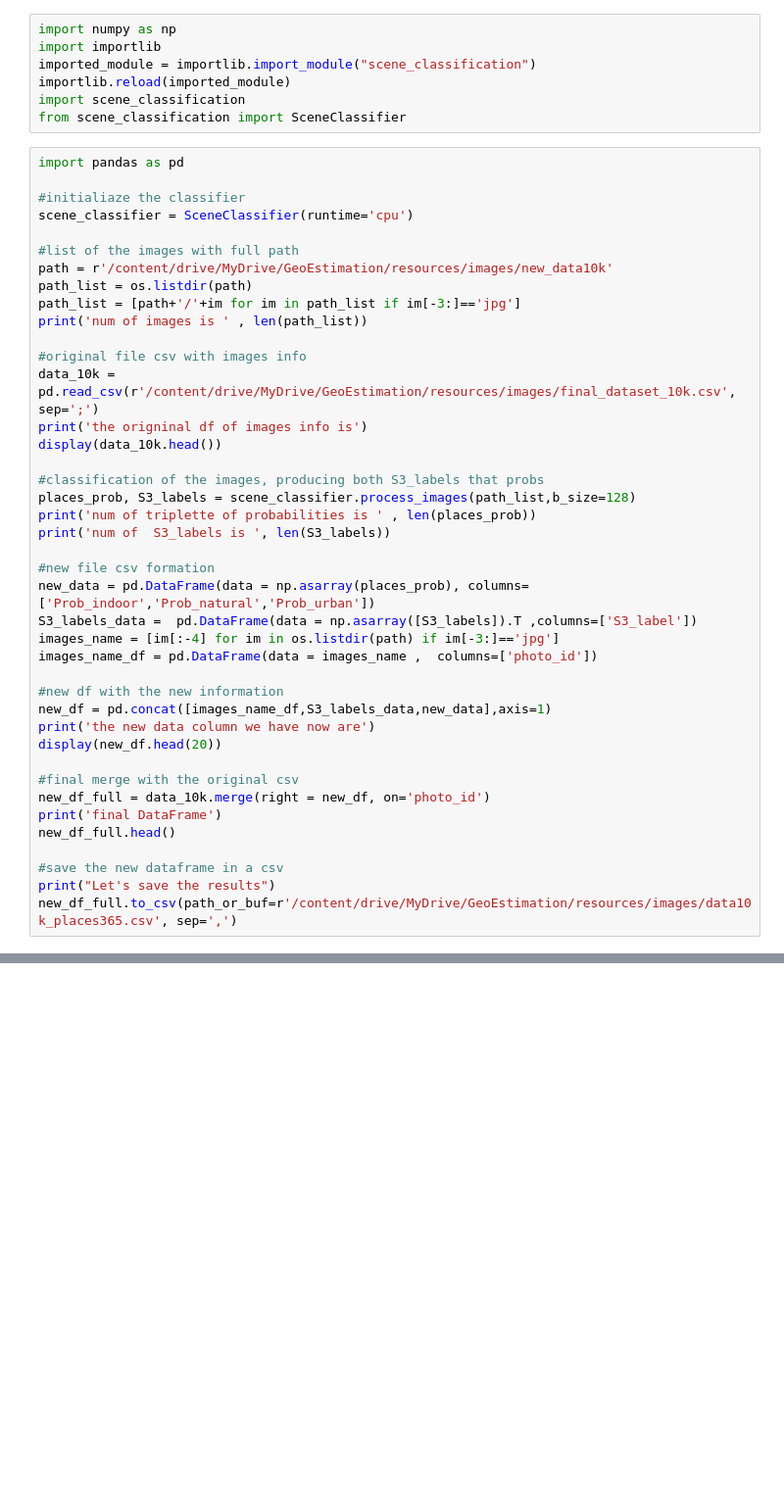
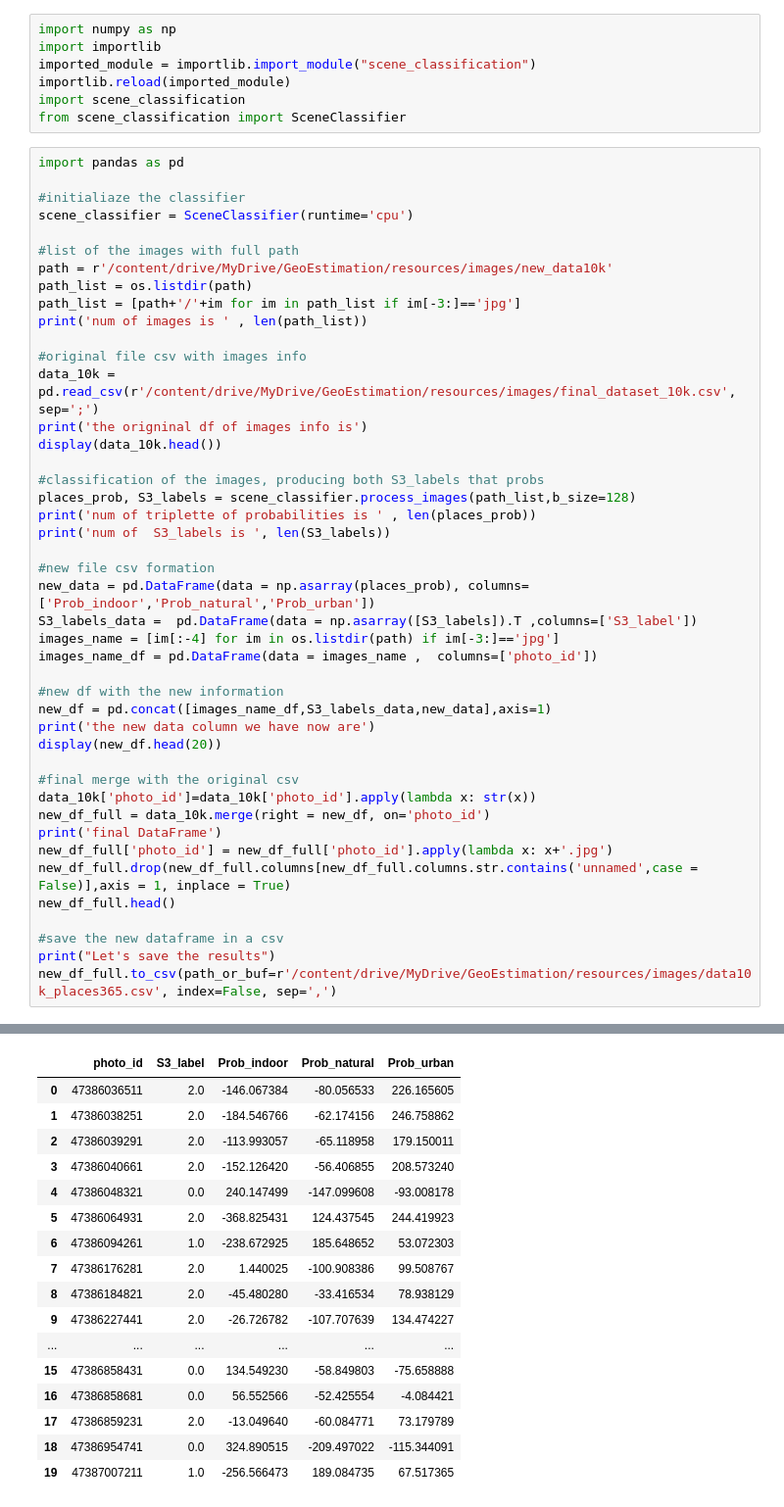
Before and after one commit to ematteli/VisionProject, a Jupyter notebook: Vision_Notebook.ipynb, the cells around one changed output, grey strips where cells are left out. Shown: that part at 98% size. Cells and saved outputs as stored; diff of their text form; blank space fills up the shorter version.

```diff
--- a/Vision_Notebook.ipynb
+++ b/Vision_Notebook.ipynb
@@ -505,13 +523,16 @@ print('the new data column we have now are')
 display(new_df.head(20))
 
 #final merge with the original csv
+data_10k['photo_id']=data_10k['photo_id'].apply(lambda x: str(x))
 new_df_full = data_10k.merge(right = new_df, on='photo_id')
 print('final DataFrame')
+new_df_full['photo_id'] = new_df_full['photo_id'].apply(lambda x: x+'.jpg')
+new_df_full.drop(new_df_full.columns[new_df_full.columns.str.contains('unnamed',case = False)],axis = 1, inplace = True)
 new_df_full.head()
 
 #save the new dataframe in a csv
 print("Let's save the results")
-new_df_full.to_csv(path_or_buf=r'/content/drive/MyDrive/GeoEstimation/resources/images/data10k_places365.csv', sep=',')
+new_df_full.to_csv(path_or_buf=r'/content/drive/MyDrive/GeoEstimation/resources/images/data10k_places365.csv', index=False, sep=',')
 # %% [output]
 Loading scene hierarchy ...
 num of images is  9446
@@ -541,0 +563,17 @@ this batch has size  torch.Size([128, 3, 256, 256])
+|  | photo_id | S3_label | Prob_indoor | Prob_natural | Prob_urban |
+| 0 | 47386036511 | 2.0 | -146.067384 | -80.056533 | 226.165605 |
+| 1 | 47386038251 | 2.0 | -184.546766 | -62.174156 | 246.758862 |
+| 2 | 47386039291 | 2.0 | -113.993057 | -65.118958 | 179.150011 |
+| 3 | 47386040661 | 2.0 | -152.126420 | -56.406855 | 208.573240 |
+| 4 | 47386048321 | 0.0 | 240.147499 | -147.099608 | -93.008178 |
+| 5 | 47386064931 | 2.0 | -368.825431 | 124.437545 | 244.419923 |
+| 6 | 47386094261 | 1.0 | -238.672925 | 185.648652 | 53.072303 |
+| 7 | 47386176281 | 2.0 | 1.440025 | -100.908386 | 99.508767 |
+| 8 | 47386184821 | 2.0 | -45.480280 | -33.416534 | 78.938129 |
+| 9 | 47386227441 | 2.0 | -26.726782 | -107.707639 | 134.474227 |
+| ... | ... | ... | ... | ... | ... |
+| 15 | 47386858431 | 0.0 | 134.549230 | -58.849803 | -75.658888 |
+| 16 | 47386858681 | 0.0 | 56.552566 | -52.425554 | -4.084421 |
+| 17 | 47386859231 | 2.0 | -13.049640 | -60.084771 | 73.179789 |
+| 18 | 47386954741 | 0.0 | 324.890515 | -209.497022 | -115.344091 |
+| 19 | 47387007211 | 1.0 | -256.566473 | 189.084735 | 67.517365 |
```
Also changed, not shown: parts of 2 cells of this notebook, 1 other file.
